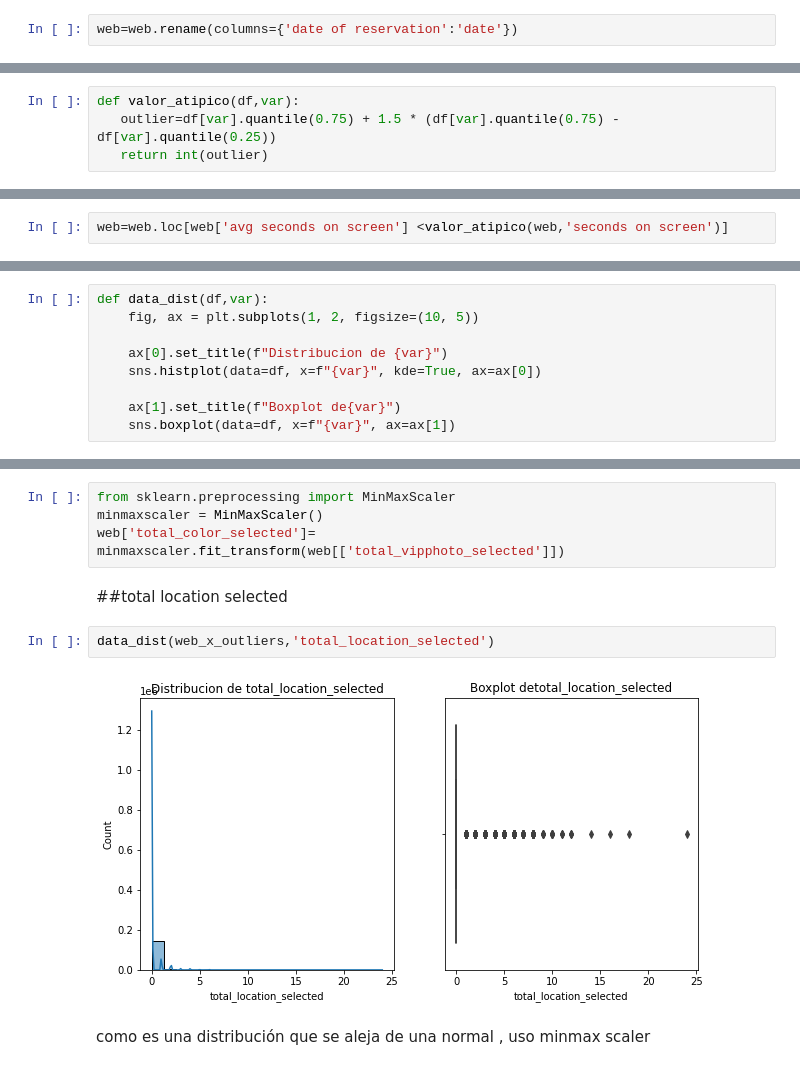
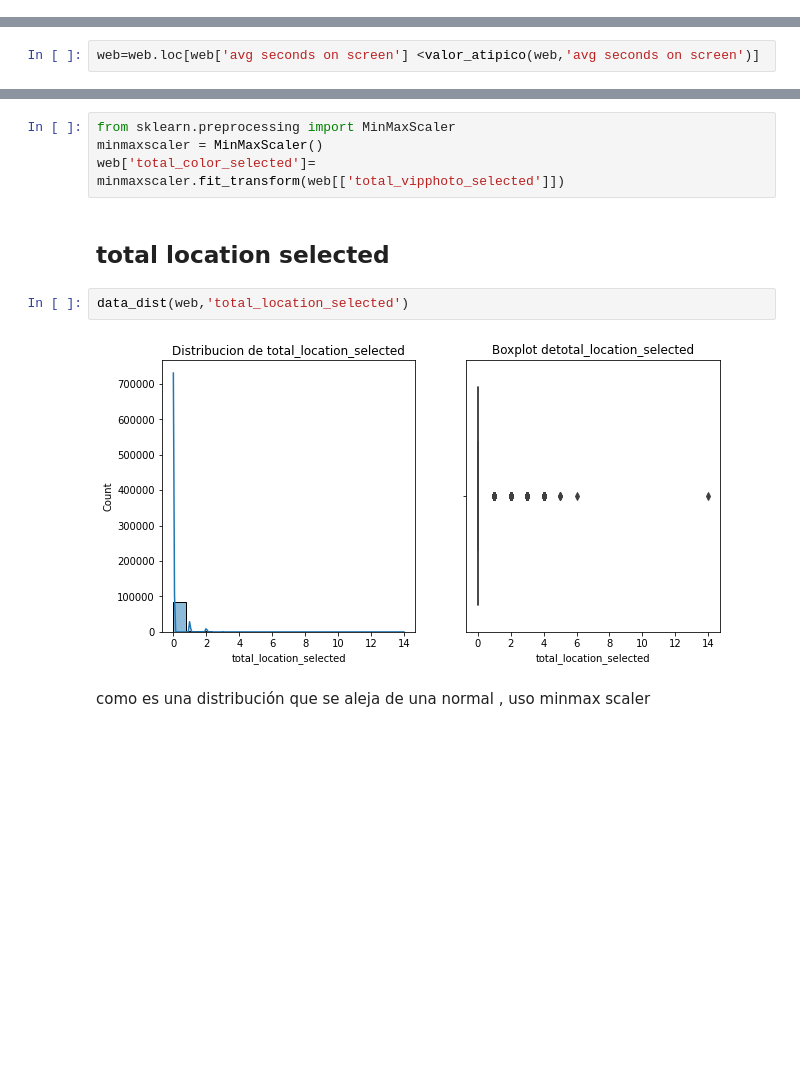
Before and after one commit to clarapinasco/Trabajo.Final.POO, a Jupyter notebook: trabajo_pinasco.ipynb, the cells around one changed output, grey strips where cells are left out. Cells and saved outputs as stored; diff of their text form; blank space fills up the shorter version.

```diff
--- a/trabajo_pinasco.ipynb
+++ b/trabajo_pinasco.ipynb
@@ -264,2 +276,0 @@ al ser date short anterior a session date, fue borrada.
-# %%
-web=web.rename(columns={'date of reservation':'date'})
@@ -600,7 +522,3 @@ web.describe()
 # %% [markdown]
 Se puede ver que hay una gran diferencia entre el cuartil 3 y el cuartil 4. Se puede pensar que los valores altos son errores del sistema o bots.Por lo tanto, voy a crear un dataframe filtado que no contenga outliers irreales.
 Al haber una gran cantidad de columnas que necesitan un analisis de outliers , voy a crear una sección para cada una y analizarla antes y despues del filtrado de outlier.
-# %%
-def valor_atipico(df,var):
-   outlier=df[var].quantile(0.75) + 1.5 * (df[var].quantile(0.75) - df[var].quantile(0.25))
-   return int(outlier)
@@ -752,7 +668,7 @@ web['avg seconds on screen'].value_counts()
 838.000000        1
 Name: avg seconds on screen, Length: 7410, dtype: int64
 # %%
-web=web.loc[web['avg seconds on screen'] <valor_atipico(web,'seconds on screen')]
+web=web.loc[web['avg seconds on screen'] <valor_atipico(web,'avg seconds on screen')]
 # %%
 web['avg seconds on screen'].describe()
 # %% [output]
@@ -797,9 +712,0 @@ Para el modelo, no se tendrán en cuenta 118933 datos atípicos
-# %%
-def data_dist(df,var):
-    fig, ax = plt.subplots(1, 2, figsize=(10, 5))
-
-    ax[0].set_title(f"Distribucion de {var}")
-    sns.histplot(data=df, x=f"{var}", kde=True, ax=ax[0])
-
-    ax[1].set_title(f"Boxplot de{var}")
-    sns.boxplot(data=df, x=f"{var}", ax=ax[1])
@@ -888,11 +801,11 @@ from sklearn.preprocessing import MinMaxScaler
 minmaxscaler = MinMaxScaler()
 web['total_color_selected']= minmaxscaler.fit_transform(web[['total_vipphoto_selected']])
 # %% [markdown]
- ##total location selected
+ ## total location selected
 # %%
-data_dist(web_x_outliers,'total_location_selected')
+data_dist(web,'total_location_selected')
 # %% [output]
-[figure, old version]
+[figure, new version]
 # %% [markdown]
 como es una distribución que se aleja de una normal , uso minmax scaler
 # %%
```
Also changed, not shown: parts of 140 cells of this notebook, 2 other files.
